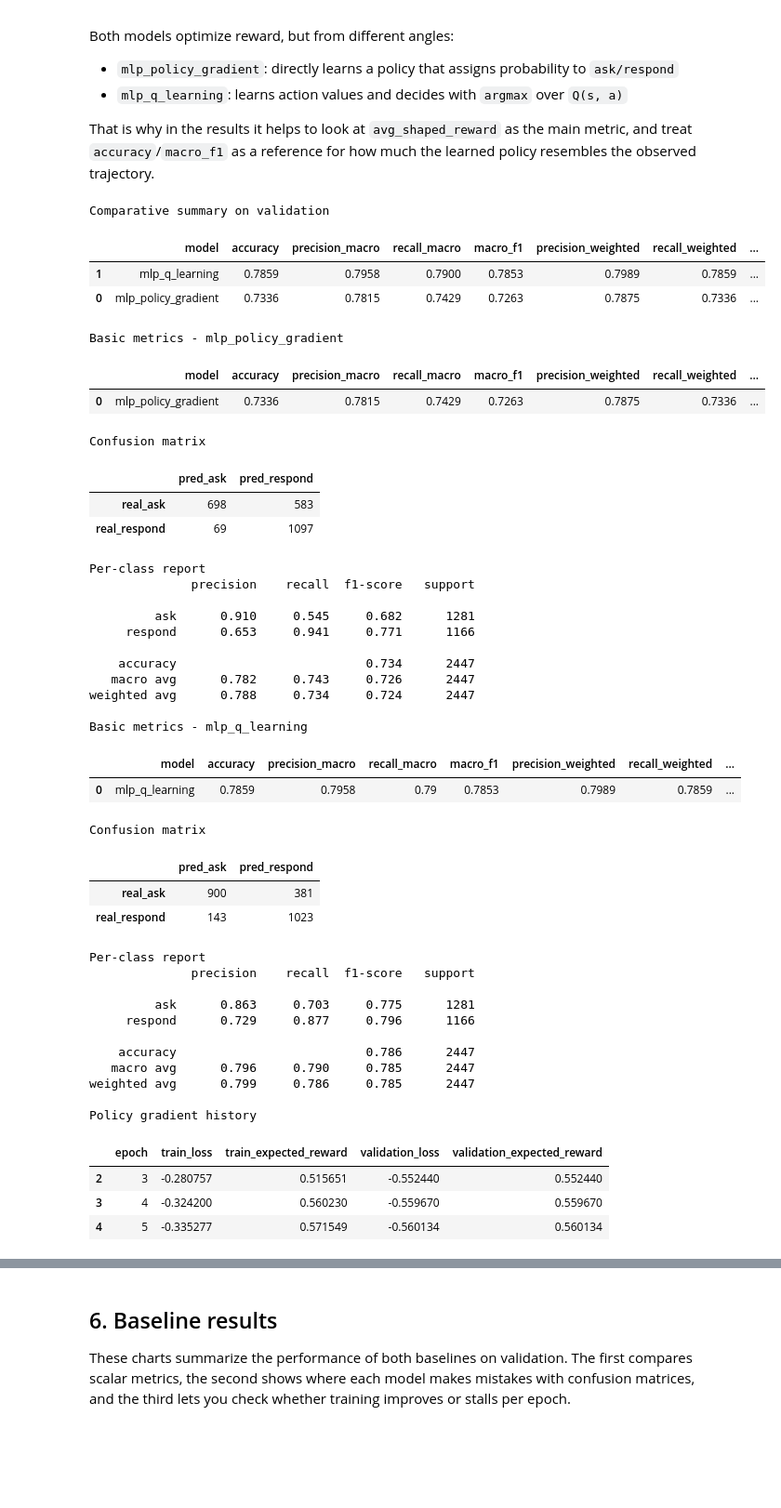
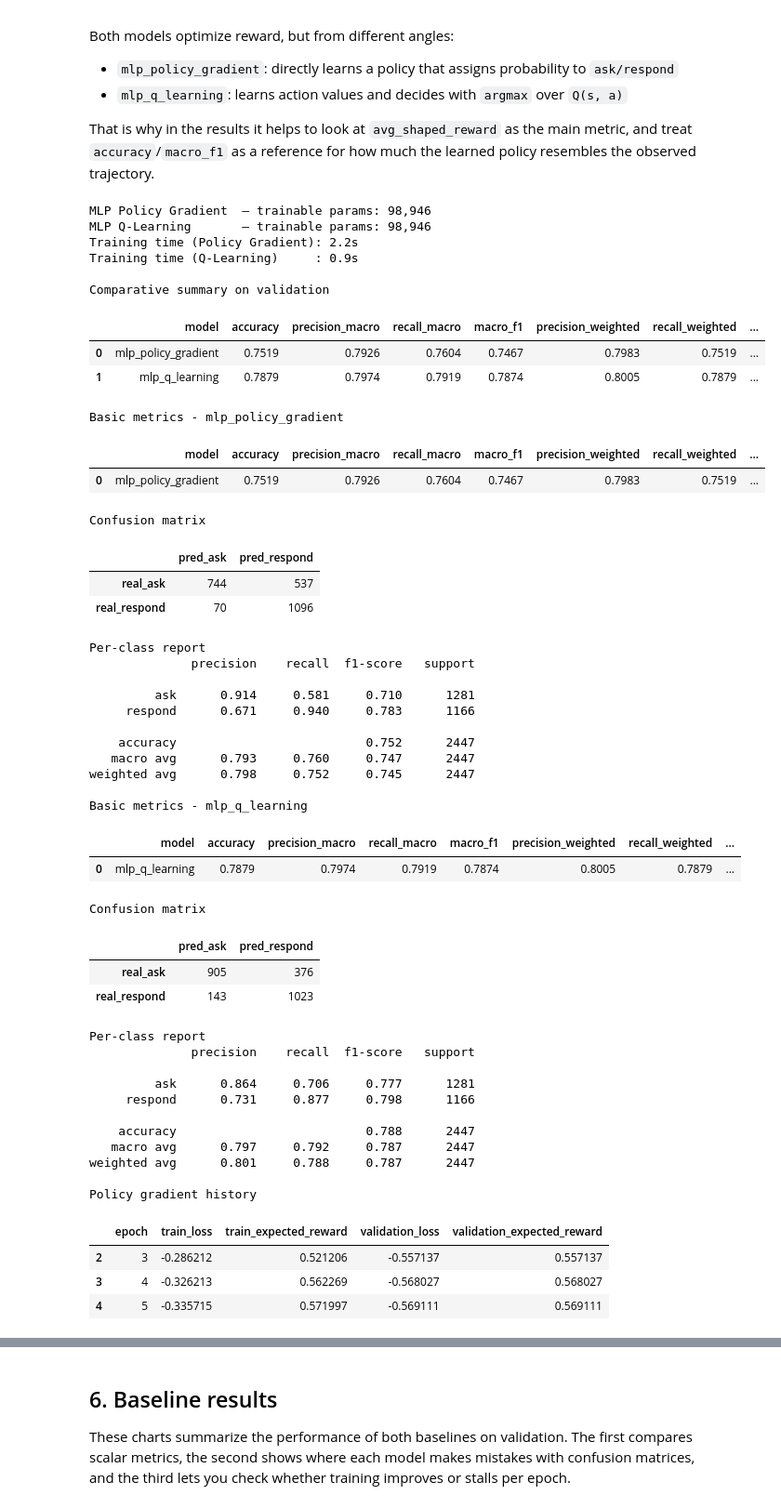
Before and after one commit to Eickyair/rl-askmind-policy, a Jupyter notebook: askmind_mlp_baselines.ipynb, the cells around one changed output, grey strips where cells are left out. Shown at 93% size. Saved outputs shown, nothing was run; the diff lists cells and outputs as text; code cells hidden in the pictures; blank space fills up the shorter version.

```diff
--- a/askmind_mlp_baselines.ipynb
+++ b/askmind_mlp_baselines.ipynb
@@ -984,3 +1010,16 @@ validation      2447          1281              1166
 | 2 | original_question | respond | 0 | 0 | 0 | -0.250000 | 1.000000 |
 | 3 | degraded_conversation | ask | 0 | 3 | 2 | 0.666667 | -0.333333 |
 | 4 | degraded_conversation | respond | 1 | 3 | 3 | -0.500000 | 1.000000 |
+# %%
+# === Exact split statistics for paper (Experimental Setup table) ===
+for split_name, df in [("Train", train_df), ("Validation", validation_df), ("Test (held-out)", test_df)]:
+    ask_n = int((df["action"] == "ask").sum())
+    respond_n = int((df["action"] == "respond").sum())
+    total = len(df)
+    print(f"{split_name:18s}  N={total:5d}  ask={ask_n:4d} ({ask_n/total*100:.1f}%)  "
+          f"respond={respond_n:4d} ({respond_n/total*100:.1f}%)")
+print()
+print(f"Official test.jsonl (no action labels): {len(official_test_rows)} rows")
+print(f"Split strategy: grouped by ori_question to prevent data leakage")
+print(f"Fractions: train={1-config.validation_fraction-config.test_fraction:.0%}  "
+      f"val={config.validation_fraction:.0%}  test={config.test_fraction:.0%}")
@@ -1796,10 +1858,13 @@ def display_model_metrics(name: str, labels: np.ndarray, predictions: np.ndarray
         )
     )
 # %%
+import time
+
 train_q_rewards, train_next_features, train_dones = build_q_learning_arrays(train_df, train_features)
 validation_q_rewards, validation_next_features, validation_dones = build_q_learning_arrays(validation_df, validation_features)
 
 set_seed(config.random_seed)
+_t0 = time.time()
 policy_model, policy_history = train_policy_gradient(
     train_features,
     train_rewards,
@@ -1807,9 +1872,11 @@ policy_model, policy_history = train_policy_gradient(
     validation_rewards,
     config,
 )
+_policy_train_time = time.time() - _t0
 policy_predictions = predict_policy(policy_model, validation_features, config.device)
 
 set_seed(config.random_seed)
+_t0 = time.time()
 q_model, q_history = train_q_learning(
     train_features,
     train_q_rewards,
@@ -1821,7 +1888,18 @@ q_model, q_history = train_q_learning(
     validation_dones,
     config,
 )
+_q_train_time = time.time() - _t0
 q_predictions, q_values = predict_q_network(q_model, validation_features, config.device)
+
+# === Parameter counts ===
+def count_params(model):
+    return sum(p.numel() for p in model.parameters() if p.requires_grad)
+
+print(f"MLP Policy Gradient  — trainable params: {count_params(policy_model):,}")
+print(f"MLP Q-Learning       — trainable params: {count_params(q_model):,}")
+print(f"Training time (Policy Gradient): {_policy_train_time:.1f}s")
+print(f"Training time (Q-Learning)     : {_q_train_time:.1f}s")
+print()
 
 results = pd.DataFrame([
     summarize_reward("mlp_policy_gradient", validation_labels, policy_predictions, validation_rewards),
@@ -1832,73 +1910,78 @@ metric_columns = [
     "model",
     "accuracy",
     "precision_macro",
     "recall_macro",
     "macro_f1",
     "precision_weighted",
     "recall_weighted",
     "weighted_f1",
     "ask_rate",
     "avg_shaped_reward",
 ]
 print("Comparative summary on validation")
 display(results[metric_columns].round(4))
 
 for model_name, predictions in [
     ("mlp_policy_gradient", policy_predictions),
     ("mlp_q_learning", q_predictions),
 ]:
     display_model_metrics(model_name, validation_labels, predictions, validation_rewards)
 
 best_model_name = results.iloc[0]["model"]
 best_predictions = policy_predictions if best_model_name == "mlp_policy_gradient" else q_predictions
 
 print("Policy gradient history")
 display(policy_history.tail(3))
 print("Q-learning history")
 display(q_history.tail(3))
 # %% [output]
+MLP Policy Gradient  — trainable params: 98,946
+MLP Q-Learning       — trainable params: 98,946
+Training time (Policy Gradient): 2.2s
+Training time (Q-Learning)     : 0.9s
+
 Comparative summary on validation
 |  | model | accuracy | precision_macro | recall_macro | macro_f1 | precision_weighted | recall_weighted | ... |
-| 1 | mlp_q_learning | 0.7859 | 0.7958 | 0.7900 | 0.7853 | 0.7989 | 0.7859 | ... |
-| 0 | mlp_policy_gradient | 0.7336 | 0.7815 | 0.7429 | 0.7263 | 0.7875 | 0.7336 | ... |
+| 0 | mlp_policy_gradient | 0.7519 | 0.7926 | 0.7604 | 0.7467 | 0.7983 | 0.7519 | ... |
+| 1 | mlp_q_learning | 0.7879 | 0.7974 | 0.7919 | 0.7874 | 0.8005 | 0.7879 | ... |
 Basic metrics - mlp_policy_gradient
 |  | model | accuracy | precision_macro | recall_macro | macro_f1 | precision_weighted | recall_weighted | ... |
-| 0 | mlp_policy_gradient | 0.7336 | 0.7815 | 0.7429 | 0.7263 | 0.7875 | 0.7336 | ... |
+| 0 | mlp_policy_gradient | 0.7519 | 0.7926 | 0.7604 | 0.7467 | 0.7983 | 0.7519 | ... |
 Confusion matrix
 |  | pred_ask | pred_respond |
-| real_ask | 698 | 583 |
-| real_respond | 69 | 1097 |
+| real_ask | 744 | 537 |
+| real_respond | 70 | 1096 |
 Per-class report
               precision    recall  f1-score   support
 
-         ask      0.910     0.545     0.682      1281
-     respond      0.653     0.941     0.771      1166
+         ask      0.914     0.581     0.710      1281
+     respond      0.671     0.940     0.783      1166
 
-    accuracy                          0.734      2447
-   macro avg      0.782     0.743     0.726      2447
-weighted avg      0.788     0.734     0.724      2447
+    accuracy                          0.752      2447
+   macro avg      0.793     0.760     0.747      2447
+weighted avg      0.798     0.752     0.745      2447
 
 Basic metrics - mlp_q_learning
 |  | model | accuracy | precision_macro | recall_macro | macro_f1 | precision_weighted | recall_weighted | ... |
-| 0 | mlp_q_learning | 0.7859 | 0.7958 | 0.79 | 0.7853 | 0.7989 | 0.7859 | ... |
+| 0 | mlp_q_learning | 0.7879 | 0.7974 | 0.7919 | 0.7874 | 0.8005 | 0.7879 | ... |
 Confusion matrix
 |  | pred_ask | pred_respond |
-| real_ask | 900 | 381 |
+| real_ask | 905 | 376 |
 | real_respond | 143 | 1023 |
 Per-class report
               precision    recall  f1-score   support
 
-         ask      0.863     0.703     0.775      1281
-     respond      0.729     0.877     0.796      1166
+         ask      0.864     0.706     0.777      1281
+     respond      0.731     0.877     0.798      1166
 
-    accuracy                          0.786      2447
-   macro avg      0.796     0.790     0.785      2447
-weighted avg      0.799     0.786     0.785      2447
+    accuracy                          0.788      2447
+   macro avg      0.797     0.792     0.787      2447
+weighted avg      0.801     0.788     0.787      2447
 
 Policy gradient history
 |  | epoch | train_loss | train_expected_reward | validation_loss | validation_expected_reward |
-| 2 | 3 | -0.280757 | 0.515651 | -0.552440 | 0.552440 |
-| 3 | 4 | -0.324200 | 0.560230 | -0.559670 | 0.559670 |
-| 4 | 5 | -0.335277 | 0.571549 | -0.560134 | 0.560134 |
+| 2 | 3 | -0.286212 | 0.521206 | -0.557137 | 0.557137 |
+| 3 | 4 | -0.326213 | 0.562269 | -0.568027 | 0.568027 |
+| 4 | 5 | -0.335715 | 0.571997 | -0.569111 | 0.569111 |
 Q-learning history
 |  | epoch | train_loss | validation_loss |
```
Also changed, not shown: parts of 13 cells of this notebook, 1 other file.
